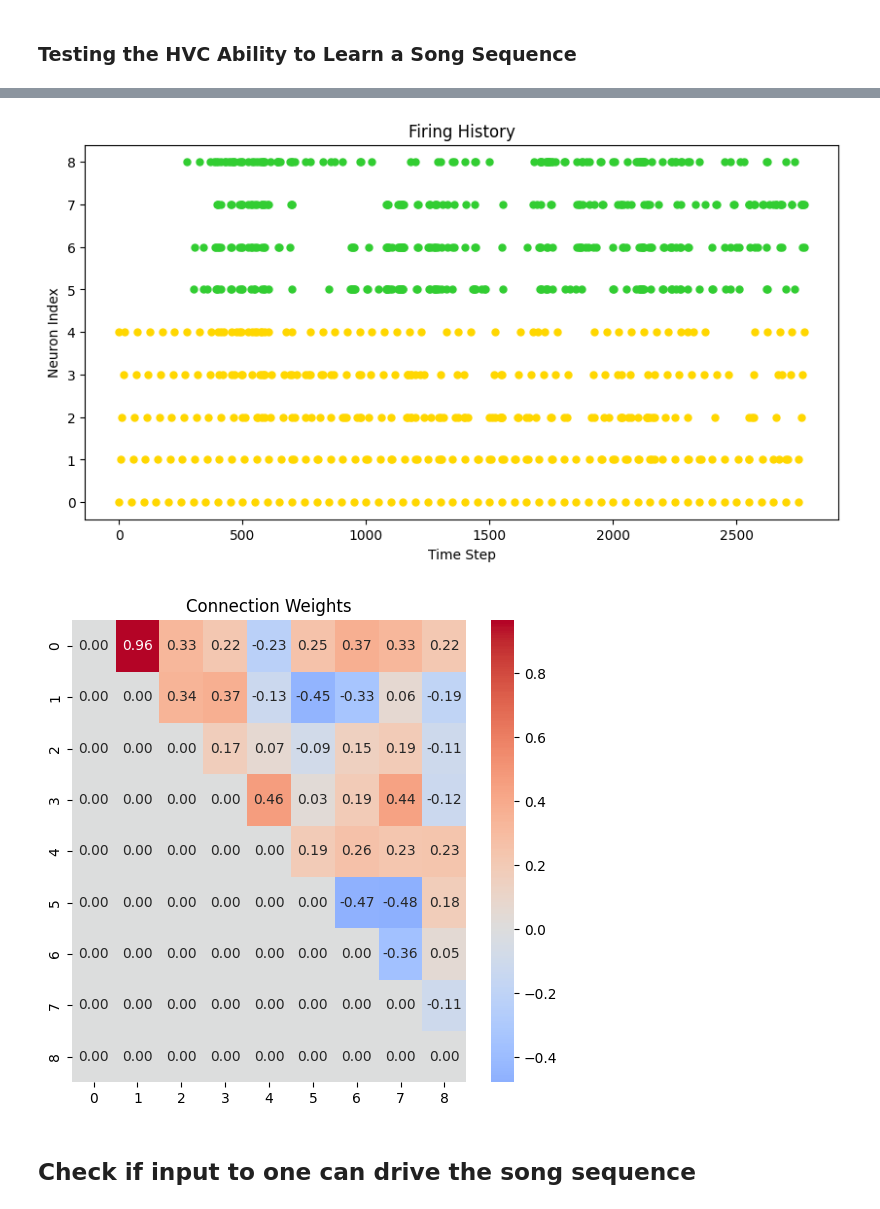
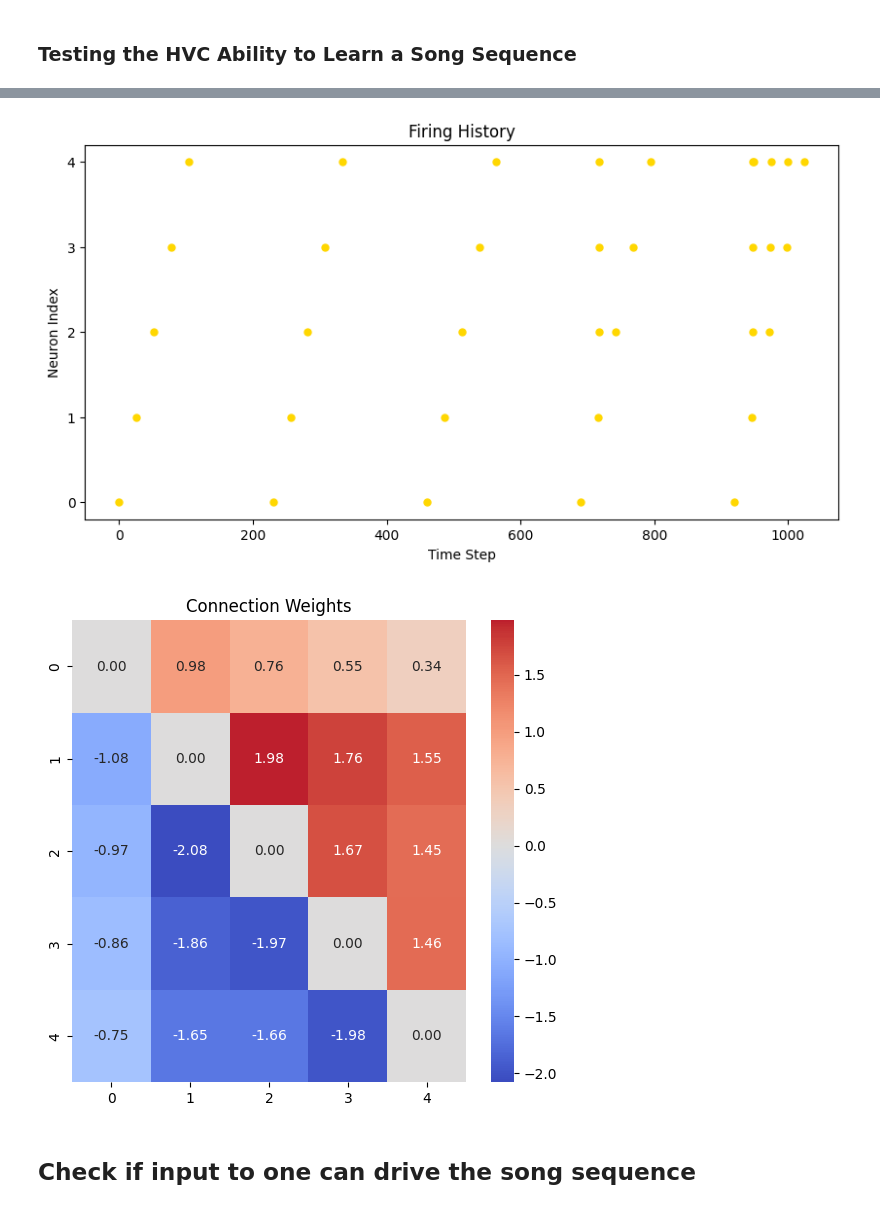
Before and after one commit to georgevenven/Spikey_Neurons, a Jupyter notebook: model.ipynb, the cells around one changed output, grey strips where cells are left out. Cells and saved outputs as stored; diff of their text form; code cells hidden in the pictures.

```diff
--- a/model.ipynb
+++ b/model.ipynb
@@ -21,6 +21,7 @@ class SpikingModule():
         self.connectivity_matrix = np.random.uniform(-1, 1, (self.total_neurons, self.total_neurons))
         self.input_matrix = np.random.uniform(-1, 1, (input_count))
         self.inter_neuron_count = inter_neuron_count
+        self.fired_neurons_true_and_false = np.zeros(self.total_neurons, dtype=int)
 
         self.clock = 0
         self.state_noise = state_noise
@@ -109,20 +110,19 @@ class SpikingModule():
             return -np.exp(delta_t / tau)
 
     def step(self, input):
+        prev_state = self.neuron_states
         # add the step noise
         self.neuron_states += np.random.normal(0, self.state_noise, self.neuron_states.shape)
-
-        prev_state = self.neuron_states
 
         # process input
         weighted_input = np.multiply(self.input_matrix, input)
         weighted_input = np.add(weighted_input, self.input_bias_matrix)
-        self.neuron_states[:len(input)] += weighted_input
 
-        forward_updated = np.dot(prev_state, self.connectivity_matrix)
+        forward_updated = np.dot(self.fired_neurons_true_and_false, self.connectivity_matrix)
 
         forward_updated += self.bias_matrix
 
+        self.neuron_states[:len(input)] += weighted_input
         updated_state = prev_state + forward_updated
 
         # multiply by the decay rate
@@ -130,6 +130,11 @@ class SpikingModule():
 
         # find the neurons that have fired
         fired_neurons = np.where(self.neuron_states > self.threshold)
+
+
+        cond = self.neuron_states > self.threshold
+        self.fired_neurons_true_and_false = np.where(cond, 1, 0)
+
         # update the firing history
         self.firing_history.append(fired_neurons)
 
@@ -411,26 +416,26 @@ class SpikingModule():
 # %%
 input_count = 5
 inter_neuron_count = 0
-output_count = 4
+output_count = 0
 
-decay_rate = .8
-threshold = .8
-learning_rate = 0.001
+decay_rate = .9
+threshold = 1
+learning_rate = 0.002
 time_constant = 20
 inital_sparsity = .5
 initial_bias_range = 0
 reset_state = -.5
 include_bias = False
-state_noise = .1
-absolute_max_weight = 3
+state_noise = .005
+absolute_max_weight = 5
 
 HVC = SpikingModule(inter_neuron_count, input_count, output_count, decay_rate, threshold, learning_rate, time_constant, inital_sparsity, initial_bias_range, reset_state, include_bias=include_bias, state_noise=state_noise, absolute_max_weight=absolute_max_weight)
 
 # steps between inputs from MMAN
-between_syllables = 5
-between_songs = 20
+between_syllables = 25
+between_songs = 100
 
-cycle_count = 2500
+cycle_count = 1000
 cycle = 0
 
 # set input matrix all equal to one for now
@@ -438,33 +443,39 @@ HVC.set_input_weights(np.ones((input_count)))
 HVC.set_internal_weights(np.zeros((input_count + inter_neuron_count + output_count, input_count + inter_neuron_count + output_count)))
 
 # freeze feedback connections
-for i in range(input_count + inter_neuron_count + output_count):
-    for j in range(input_count + inter_neuron_count + output_count):
-        if i > j:
-            HVC.freeze_specific_weight(i,j)
+# for i in range(input_count + inter_neuron_count + output_count):
+#     for j in range(input_count + inter_neuron_count + output_count):
+#         if i > j:
+#             HVC.freeze_specific_weight(i,j)
 
 while cycle < cycle_count:
-    input = [2,0,0,0,0]
+    # input is a np array of length input_count with first 10 elements being 2
+    input = np.zeros(input_count)
+    input[0:1] = 20
     HVC.step(input)
     for i in range(between_syllables):
         HVC.no_input_step()
     cycle+=between_syllables
-    input = [0,2,0,0,0]
+    input = np.zeros(input_count)
+    input[1:2] = 20
     HVC.step(input)
     for i in range(between_syllables):
         HVC.no_input_step()
     cycle+=between_syllables
-    input = [0,0,2,0,0]
+    input = np.zeros(input_count)
+    input[2:3] = 20
     HVC.step(input)
     for i in range(between_syllables):
         HVC.no_input_step()
     cycle+=between_syllables
-    input = [0,0,0,2,0]
+    input = np.zeros(input_count)
+    input[3:4] = 20
     HVC.step(input)
     for i in range(between_syllables):
         HVC.no_input_step()
     cycle+=between_syllables
-    input = [0,0,0,0,2]
+    input = np.zeros(input_count)
+    input[4:5] = 20
     HVC.step(input)
     for i in range(between_syllables):
         HVC.no_input_step()
@@ -504,5 +503,5 @@ cycle: 2500
-[figure, old version]
+[figure, new version]
-[figure, old version]
+[figure, new version]
 # %% [markdown]
 ## Check if input to one can drive the song sequence
 # %%
```
Also changed, not shown: parts of 2 cells of this notebook.
